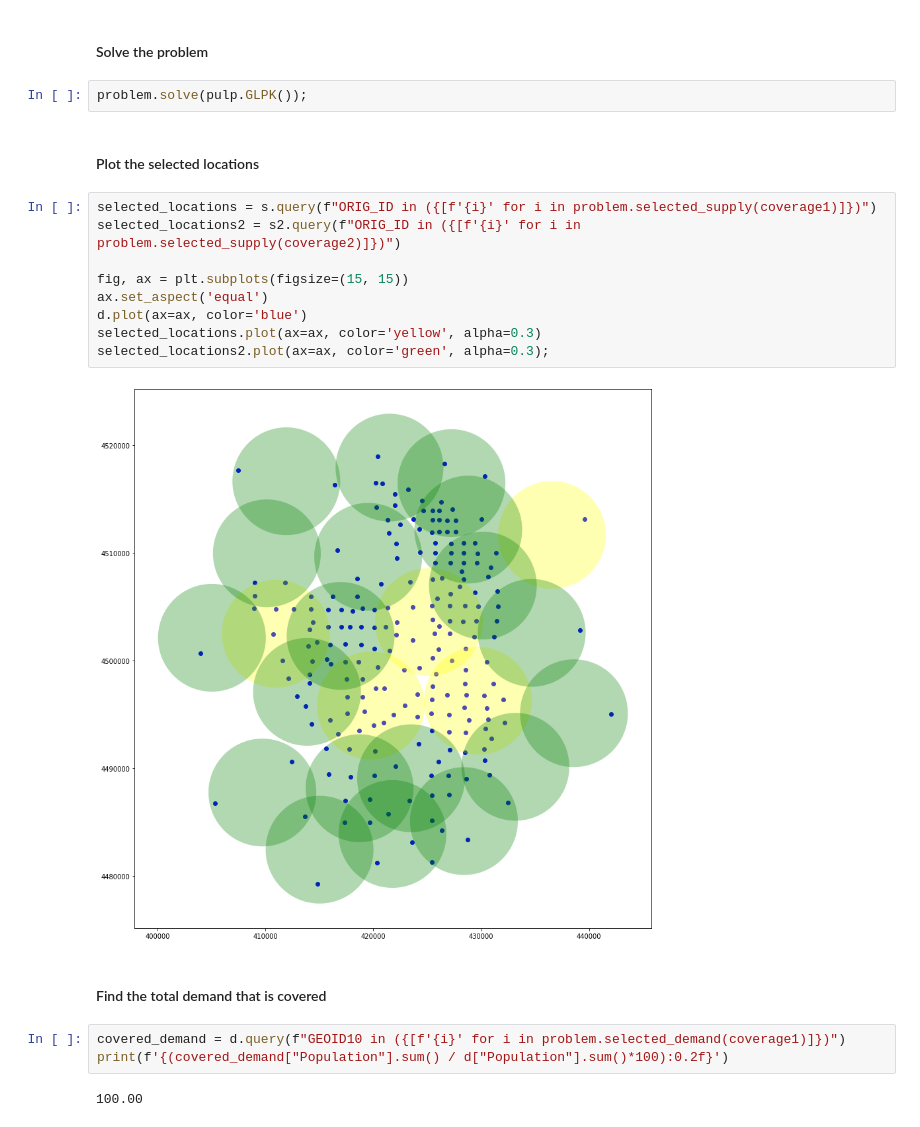
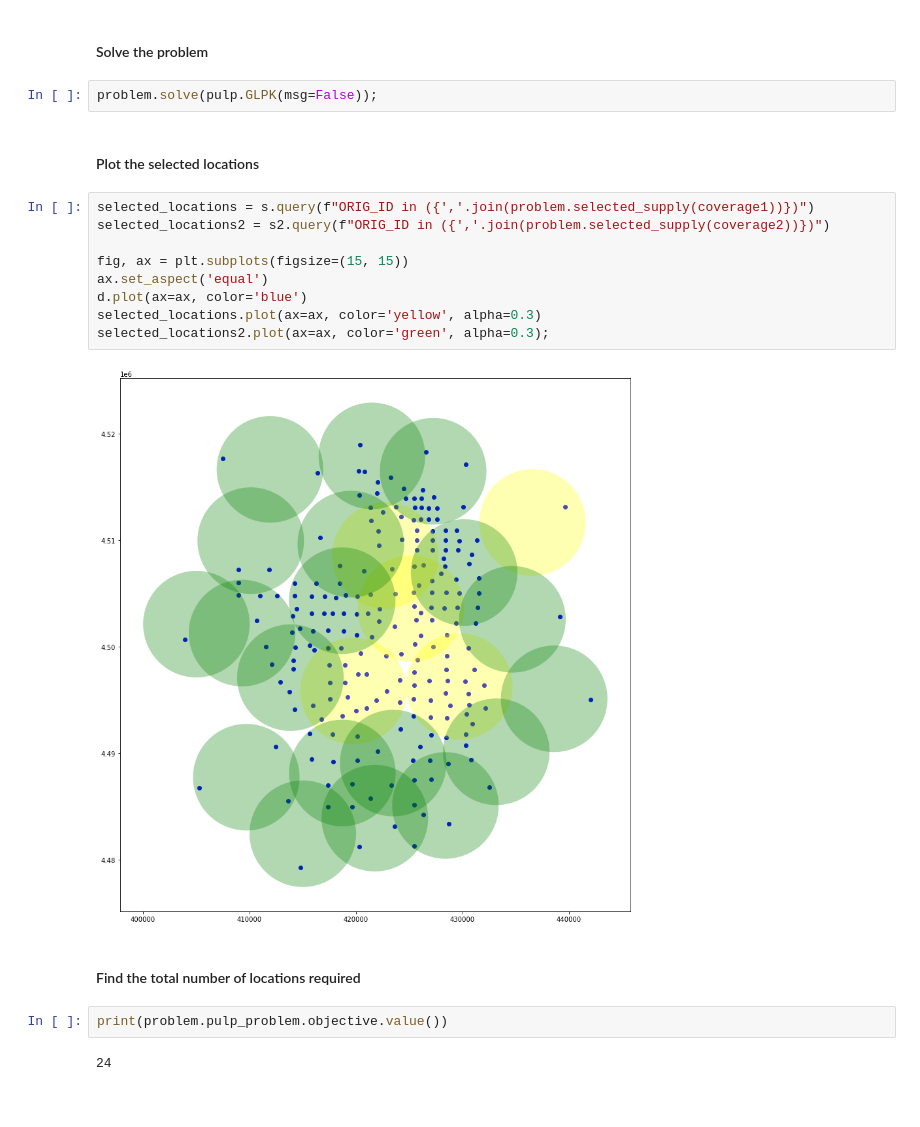
Before and after one commit to apulverizer/allagash, a Jupyter notebook: src-doc/examples/LSCP.ipynb, the cells around one changed output. Cells and saved outputs as stored; diff of their text form.

```diff
--- a/src-doc/examples/LSCP.ipynb
+++ b/src-doc/examples/LSCP.ipynb
@@ -38,24 +38,23 @@ problem = Problem.lscp([coverage1, coverage2])
 # %% [markdown]
 #### Solve the problem
 # %%
-problem.solve(pulp.GLPK());
+problem.solve(pulp.GLPK(msg=False));
 # %% [markdown]
 #### Plot the selected locations
 # %%
-selected_locations = s.query(f"ORIG_ID in ({[f'{i}' for i in problem.selected_supply(coverage1)]})")
-selected_locations2 = s2.query(f"ORIG_ID in ({[f'{i}' for i in problem.selected_supply(coverage2)]})")
+selected_locations = s.query(f"ORIG_ID in ({','.join(problem.selected_supply(coverage1))})")
+selected_locations2 = s2.query(f"ORIG_ID in ({','.join(problem.selected_supply(coverage2))})")
 
 fig, ax = plt.subplots(figsize=(15, 15))
 ax.set_aspect('equal')
 d.plot(ax=ax, color='blue')
 selected_locations.plot(ax=ax, color='yellow', alpha=0.3)
 selected_locations2.plot(ax=ax, color='green', alpha=0.3);
 # %% [output]
-[figure, old version]
+[figure, new version]
 # %% [markdown]
-#### Find the total demand that is covered
+#### Find the total number of locations required
-# %%
-covered_demand = d.query(f"GEOID10 in ({[f'{i}' for i in problem.selected_demand(coverage1)]})")
-print(f'{(covered_demand["Population"].sum() / d["Population"].sum()*100):0.2f}')
-# %% [output]
-100.00
+# %%
+print(problem.pulp_problem.objective.value())
+# %% [output]
+24
```
Also changed, not shown: parts of 1 cell of this notebook, 3 other files.
